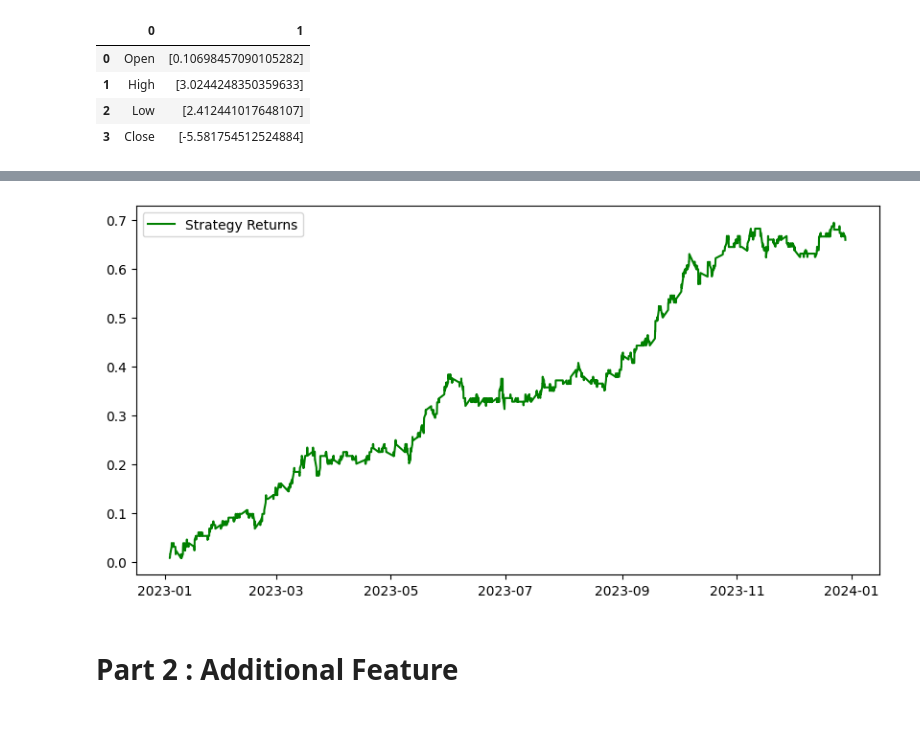
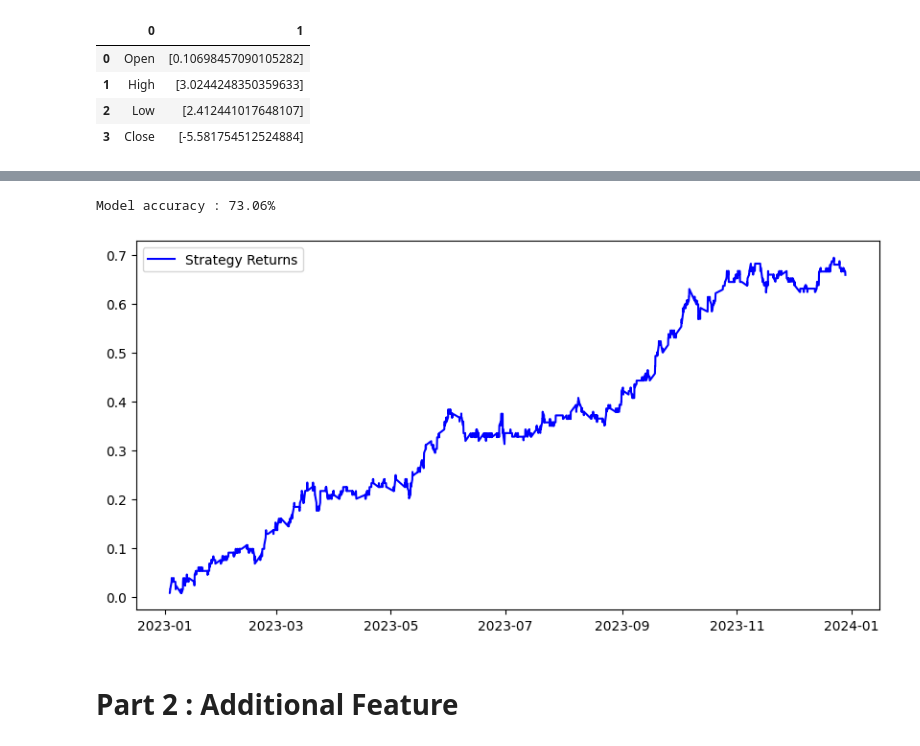
Before and after one commit to chayaphon/DADS6003, a Jupyter notebook: Classification/Logistic_Regression/stock_prediction.ipynb, the cells around one changed output, grey strips where cells are left out. Saved outputs shown, nothing was run; the diff lists cells and outputs as text; code cells hidden in the pictures.

```diff
--- a/Classification/Logistic_Regression/stock_prediction.ipynb
+++ b/Classification/Logistic_Regression/stock_prediction.ipynb
@@ -67,14 +90,21 @@ pd.DataFrame(zip(X.columns, np.transpose(model.coef_)))
+# %%
+# Model Accuracy
+correct = len(result[result['Actual']==result['Predict']])
+accuracy = correct/len(result)
+print(f'Model accuracy : {accuracy*100:.2f}%')
+# %% [output]
+Model accuracy : 73.06%
 # %%
 df1['Predicted_Signal'] = model.predict(X)
 df1['Stock_returns'] = np.log(df1['Close']/df1['Close'].shift(1))
 df1['Strategy_returns'] = df1['Stock_returns']* df1['Predicted_Signal'].shift(1)
 Cumulative_Strategy_returns1 = np.cumsum(df1['Strategy_returns'])
 plt.figure(figsize=(10,5))
-plt.plot(Cumulative_Strategy_returns1, color='g', label = 'Strategy Returns')
+plt.plot(Cumulative_Strategy_returns1, color='b', label = 'Strategy Returns')
 plt.legend()
 plt.show()
 # %% [output]
-[figure, old version]
+[figure, new version]
 # %% [markdown]
 # Part 2 : Additional Feature
 # %%
```
Also changed, not shown: parts of 6 cells of this notebook.
